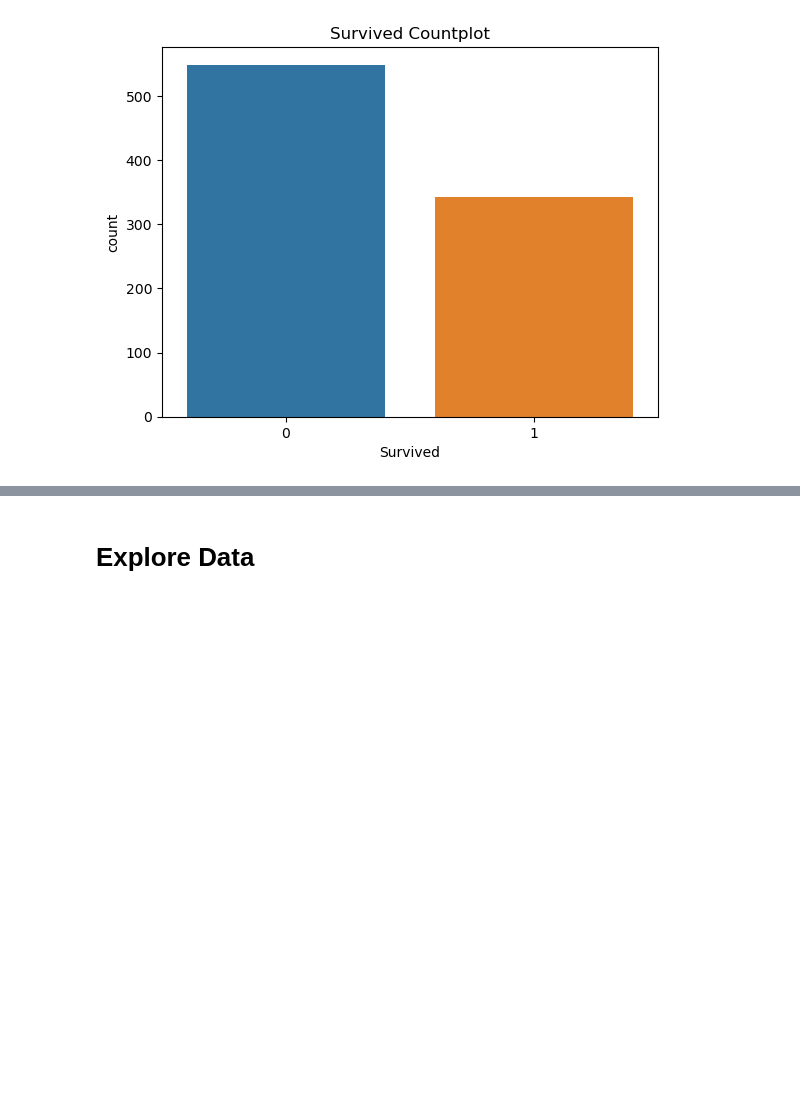
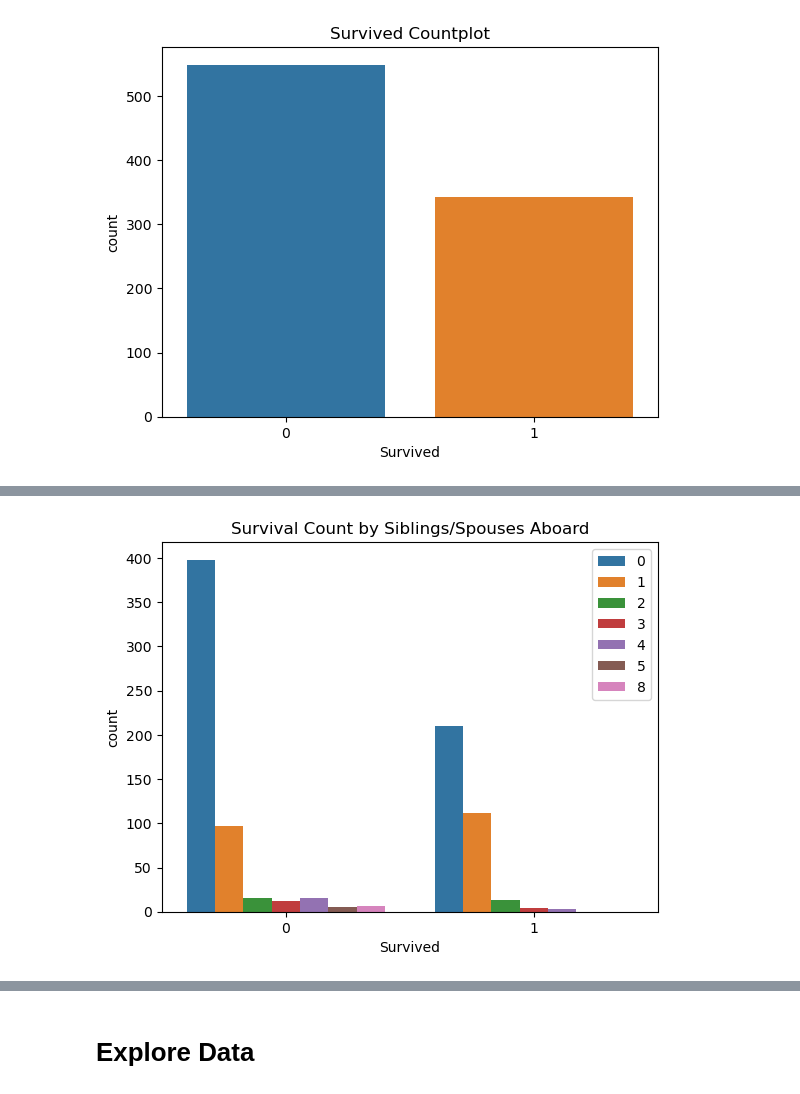
Before and after one commit to ArslanAmanov/AI-ML-DL, a Jupyter notebook: Kaggle Projects /Titanic dataset/titanicprojectnotebook.ipynb, the cells around one changed output, grey strips where cells are left out. Cells and saved outputs as stored; diff of their text form; code cells hidden in the pictures; blank space fills up the shorter version.

```diff
--- a/Kaggle Projects /Titanic dataset/titanicprojectnotebook.ipynb
+++ b/Kaggle Projects /Titanic dataset/titanicprojectnotebook.ipynb
@@ -55,12 +59,15 @@ plt.show()
 # %%
 #4. Countplot of survival by number of siblings/spouses aboard:
 # This plot presents the count of passengers who survived and those who did not survive, categorized by the number of siblings/spouses they had aboard.
 # It helps to explore the influence of having siblings/spouses on survival.
 
 ax=sns.countplot(x='Survived', hue="SibSp", data=train_data)
 plt.title('Survival Count by Siblings/Spouses Aboard')
-sns.move_legend(ax, "center right") #moving the legend to the upper right corner of the plot
+plt.legend(loc='upper right')
+#sns.move_legend(ax, "center right") #moving the legend to the upper right corner of the plot
 plt.show()
+# %% [output]
+[figure, added]
 # %%
 #5.Countplot of survival by number of parents/children aboard:
 #his plot showcases the count of passengers who survived and those who did not survive, categorized by the number of parents/children they had aboard.
```
Also changed, not shown: parts of 25 cells of this notebook.
